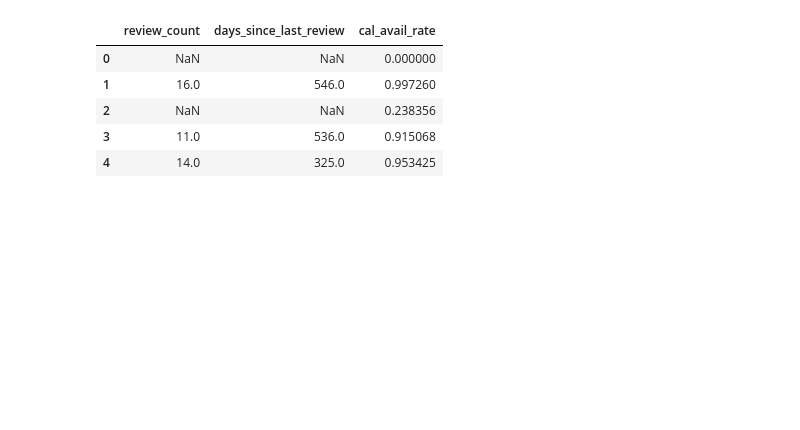
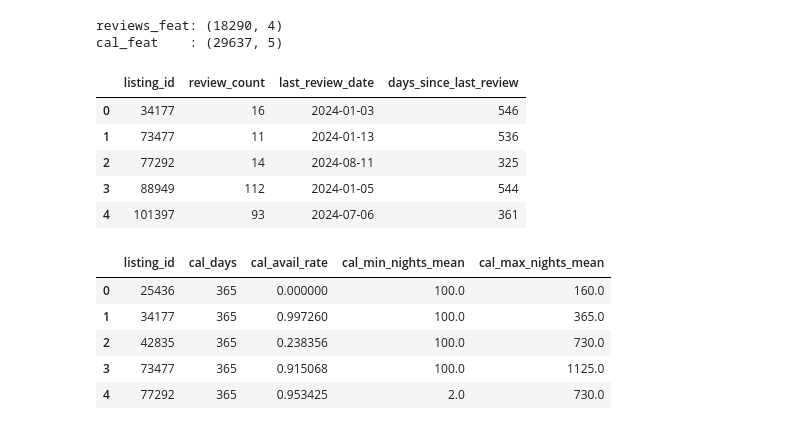
Before and after one commit to solid1010/airbnb-price-prediction, a Jupyter notebook: notebooks/02_features.ipynb, the cells around one changed output. Saved outputs shown, nothing was run; the diff lists cells and outputs as text; code cells hidden in the pictures; blank space fills up the shorter version.

```diff
--- a/notebooks/02_features.ipynb
+++ b/notebooks/02_features.ipynb
@@ -32,22 +54,28 @@ calendar: (10817505, 5)
 # %%
-# Use train scrape date as reference
+# Use latest train scrape date as reference
 ref_date = train_df["last_scraped"].max()
 
 reviews_feat = build_reviews_features(reviews_df, ref_date)
 cal_feat     = build_calendar_features(calendar_df)
 
-train_df = merge_reviews_features(train_df, reviews_feat)
-test_df  = merge_reviews_features(test_df,  reviews_feat)
+print("reviews_feat:", reviews_feat.shape)
+print("cal_feat    :", cal_feat.shape)
 
-train_df = merge_calendar_features(train_df, cal_feat)
-test_df  = merge_calendar_features(test_df,  cal_feat)
-
-display(train_df[["review_count", "days_since_last_review", "cal_avail_rate"]].head())
+display(reviews_feat.head())
+display(cal_feat.head())
 # %% [output]
+reviews_feat: (18290, 4)
+cal_feat    : (29637, 5)
-|  | review_count | days_since_last_review | cal_avail_rate |
-| 0 | NaN | NaN | 0.000000 |
-| 1 | 16.0 | 546.0 | 0.997260 |
-| 2 | NaN | NaN | 0.238356 |
-| 3 | 11.0 | 536.0 | 0.915068 |
-| 4 | 14.0 | 325.0 | 0.953425 |
+|  | listing_id | review_count | last_review_date | days_since_last_review |
+| 0 | 34177 | 16 | 2024-01-03 | 546 |
+| 1 | 73477 | 11 | 2024-01-13 | 536 |
+| 2 | 77292 | 14 | 2024-08-11 | 325 |
+| 3 | 88949 | 112 | 2024-01-05 | 544 |
+| 4 | 101397 | 93 | 2024-07-06 | 361 |
+|  | listing_id | cal_days | cal_avail_rate | cal_min_nights_mean | cal_max_nights_mean |
+| 0 | 25436 | 365 | 0.000000 | 100.0 | 160.0 |
+| 1 | 34177 | 365 | 0.997260 | 100.0 | 365.0 |
+| 2 | 42835 | 365 | 0.238356 | 100.0 | 730.0 |
+| 3 | 73477 | 365 | 0.915068 | 100.0 | 1125.0 |
+| 4 | 77292 | 365 | 0.953425 | 2.0 | 730.0 |
 # %%
```
Also changed, not shown: parts of 13 cells of this notebook, 4 other files.
